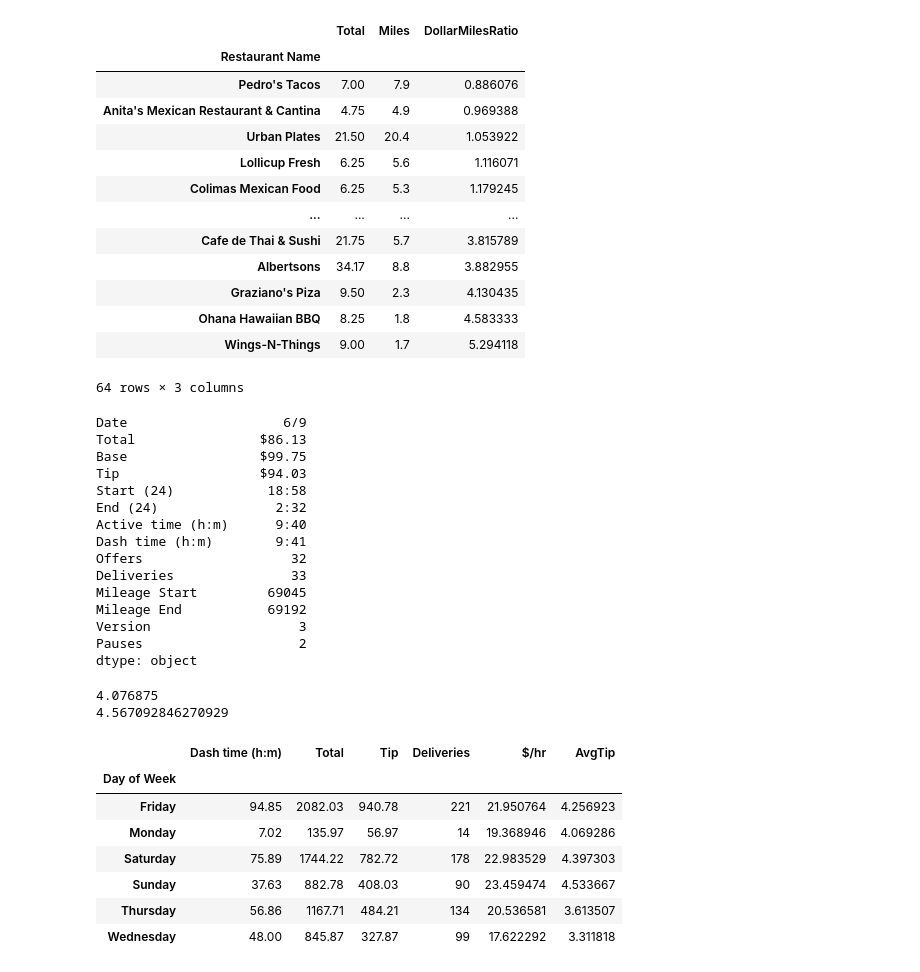
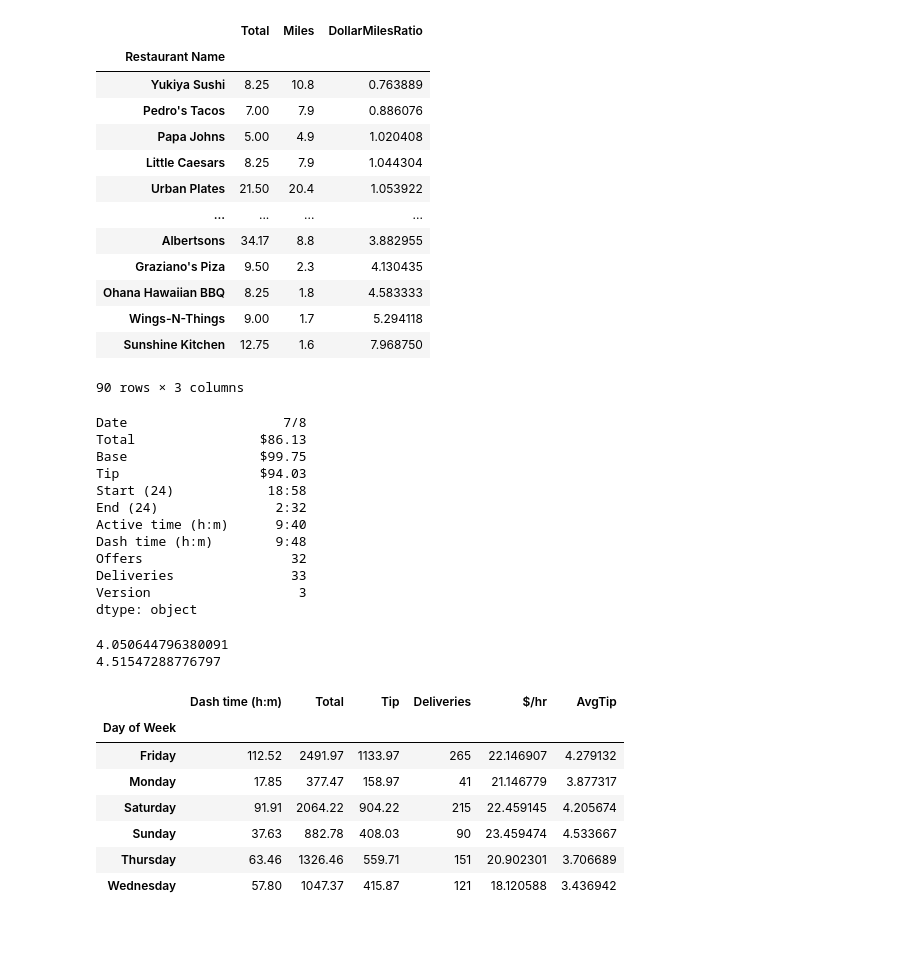
Before and after one commit to Crawford92/DeliveryData, a Jupyter notebook: stats.ipynb, the cells around one changed output. Cells and saved outputs as stored; diff of their text form; code cells hidden in the pictures; blank space fills up the shorter version.

```diff
--- a/stats.ipynb
+++ b/stats.ipynb
@@ -7,3 +10,18 @@ DaysDF = pd.read_csv('Days.csv')
 WeeksDF = pd.read_csv('Weeks.csv')
 gpsDF = pd.read_csv('GPS.csv')
 rawDF = pd.read_csv('RawData.csv')
+# %%
+
+gc = pygsheets.authorize(service_file='file.json')
+sh = gc.open('DashData')
+for x in sh:
+    print(x)
+#wks = sh[7]
+#df7 = wks.get_as_df()
+#df7
+sheets_OldDelDF    = sh[0].get_as_df()
+sheets_DelDF       = sh[1].get_as_df()
+sheets_DaysDF      = sh[2].get_as_df()
+sheets_WeeksDF     = sh[3].get_as_df()
+sheets_RawNamesDF  = sh[4].get_as_df()
+sheets_GPSDF       = sh[5].get_as_df()
@@ -194,7 +247,7 @@ dtype: object
 #agg sum Total and Miles, by restaurant name (then round)
 #create new column as Total/Miles
 #sort low to high
-tempDF = DelDF.copy()
+tempDF = sheets_DelDF.copy()
 dollars_to_floats(tempDF, ["Total"])
 tempDF = tempDF[tempDF.Miles!="-"]
 tempDF["Miles"] = tempDF["Miles"].astype(float)
@@ -205,51 +258,48 @@ tempDF.sort_values(by="DollarMilesRatio")
 # %% [output]
 |  | Total | Miles | DollarMilesRatio |
 | Restaurant Name |  |  |  |
+| Yukiya Sushi | 8.25 | 10.8 | 0.763889 |
 | Pedro's Tacos | 7.00 | 7.9 | 0.886076 |
-| Anita's Mexican Restaurant & Cantina | 4.75 | 4.9 | 0.969388 |
+| Papa Johns | 5.00 | 4.9 | 1.020408 |
+| Little Caesars | 8.25 | 7.9 | 1.044304 |
 | Urban Plates | 21.50 | 20.4 | 1.053922 |
-| Lollicup Fresh | 6.25 | 5.6 | 1.116071 |
-| Colimas Mexican Food | 6.25 | 5.3 | 1.179245 |
 | ... | ... | ... | ... |
-| Cafe de Thai & Sushi | 21.75 | 5.7 | 3.815789 |
 | Albertsons | 34.17 | 8.8 | 3.882955 |
 | Graziano's Piza | 9.50 | 2.3 | 4.130435 |
 | Ohana Hawaiian BBQ | 8.25 | 1.8 | 4.583333 |
 | Wings-N-Things | 9.00 | 1.7 | 5.294118 |
+| Sunshine Kitchen | 12.75 | 1.6 | 7.968750 |
-64 rows × 3 columns
+90 rows × 3 columns
 # %%
-DaysDF.max() #would be useful with more attributes converted to float
+sheets_DaysDF.max() #would be useful with more attributes converted to float
 # %% [output]
-Date                    6/9
+Date                    7/8
 Total                $86.13
 Base                 $99.75
 Tip                  $94.03
 Start (24)            18:58
 End (24)               2:32
 Active time (h:m)      9:40
-Dash time (h:m)        9:41
+Dash time (h:m)        9:48
 Offers                   32
 Deliveries               33
-Mileage Start         69045
-Mileage End           69192
 Version                   3
-Pauses                    2
 dtype: object
 # %%
 #Avg tip vs Avg tip excluding zero tip orders
 
-TipAvg = result["Tip"].mean()
+TipAvg = sheets_result["Tip"].mean()
 print(TipAvg)
-TipAvg2 = result[result["Tip"] !=0]["Tip"].mean()
+TipAvg2 = sheets_result[sheets_result["Tip"] !=0]["Tip"].mean()
 print(TipAvg2)
 # %% [output]
-4.076875
-4.567092846270929
+4.050644796380091
+4.51547288776797
 # %%
 #CONVERT STRING OF DATE TO TIMESTAMP, THEN TIMESTAMP TO DATETIME
-date_to_timestamp(DaysDF, "Date")
-DaysDF["Date"] = pd.to_datetime(DaysDF["Date"])
+date_to_timestamp(sheets_DaysDF, "Date")
+sheets_DaysDF["Date"] = pd.to_datetime(sheets_DaysDF["Date"])
 # %%
 #Adds column to DaysDF for the day of the week (Monday, Thursday, etc.)
-DaysDF["Day of Week"] = DaysDF["Date"].dt.day_name()
+sheets_DaysDF["Day of Week"] = sheets_DaysDF["Date"].dt.day_name()
 # %%
@@ -258,16 +308,16 @@ dollars_to_floats(DaysDF, ["Total", "Base", "Tip"])
 # %%
-DaysDF = DaysDF.groupby(["Day of Week"]).agg(
+sheets_DaysDF = sheets_DaysDF.groupby(["Day of Week"]).agg(
     {"Dash time (h:m)": "sum", "Total": "sum", "Tip": "sum", "Deliveries ": "sum"})
-DaysDF = DaysDF.round({'Dash time (h:m)': 2, 'Total': 2, "Tip": 2})
-DaysDF["$/hr"] = DaysDF["Total"]/DaysDF["Dash time (h:m)"]
-DaysDF["AvgTip"] = DaysDF["Tip"]/DaysDF["Deliveries "]
-display(DaysDF)
+sheets_DaysDF = sheets_DaysDF.round({'Dash time (h:m)': 2, 'Total': 2, "Tip": 2})
+sheets_DaysDF["$/hr"] = sheets_DaysDF["Total"]/sheets_DaysDF["Dash time (h:m)"]
+sheets_DaysDF["AvgTip"] = sheets_DaysDF["Tip"]/sheets_DaysDF["Deliveries "]
+display(sheets_DaysDF)
 # %% [output]
 |  | Dash time (h:m) | Total | Tip | Deliveries | $/hr | AvgTip |
 | Day of Week |  |  |  |  |  |  |
-| Friday | 94.85 | 2082.03 | 940.78 | 221 | 21.950764 | 4.256923 |
-| Monday | 7.02 | 135.97 | 56.97 | 14 | 19.368946 | 4.069286 |
-| Saturday | 75.89 | 1744.22 | 782.72 | 178 | 22.983529 | 4.397303 |
+| Friday | 112.52 | 2491.97 | 1133.97 | 265 | 22.146907 | 4.279132 |
+| Monday | 17.85 | 377.47 | 158.97 | 41 | 21.146779 | 3.877317 |
+| Saturday | 91.91 | 2064.22 | 904.22 | 215 | 22.459145 | 4.205674 |
 | Sunday | 37.63 | 882.78 | 408.03 | 90 | 23.459474 | 4.533667 |
-| Thursday | 56.86 | 1167.71 | 484.21 | 134 | 20.536581 | 3.613507 |
-| Wednesday | 48.00 | 845.87 | 327.87 | 99 | 17.622292 | 3.311818 |
+| Thursday | 63.46 | 1326.46 | 559.71 | 151 | 20.902301 | 3.706689 |
+| Wednesday | 57.80 | 1047.37 | 415.87 | 121 | 18.120588 | 3.436942 |
```
Also changed, not shown: parts of 11 cells of this notebook.
